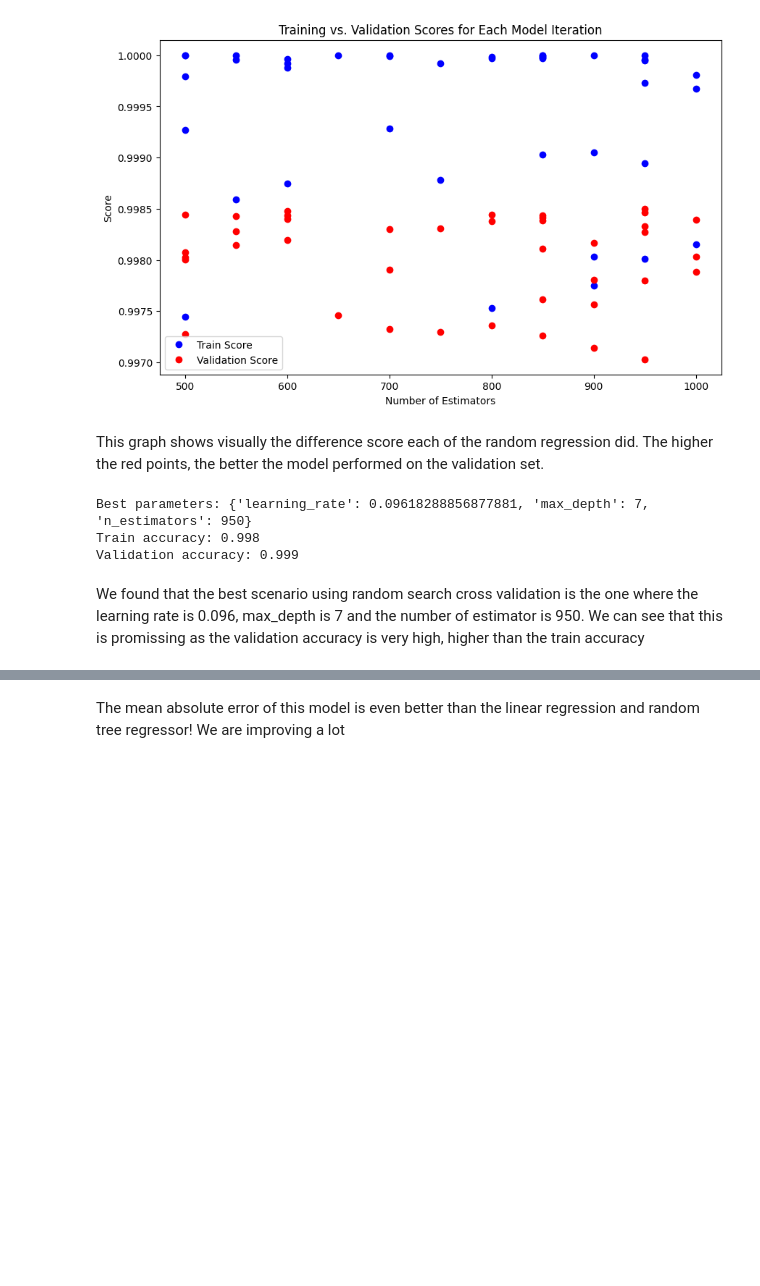
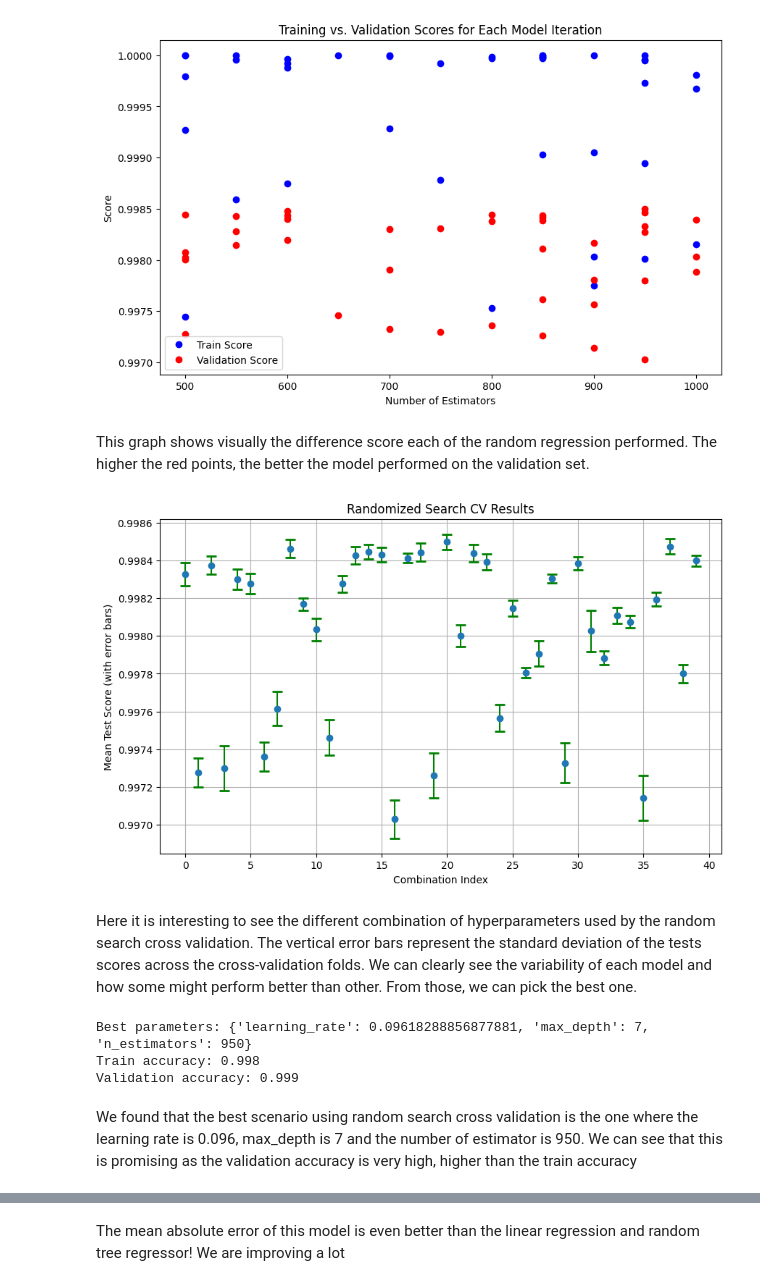
Before and after one commit to crackmax/machine_learning_wind_turbine, a Jupyter notebook: start_here.ipynb, the cells around one changed output, grey strips where cells are left out. Cells and saved outputs as stored; diff of their text form; code cells hidden in the pictures; blank space fills up the shorter version.

```diff
--- a/start_here.ipynb
+++ b/start_here.ipynb
@@ -514,7 +573,30 @@ plt.show()
 # %% [output]
 [figure]
 # %% [markdown]
-This graph shows visually the difference score each of the random regression did. The higher the red points, the better the model performed on the validation set.
+This graph shows visually the difference score each of the random regression performed. The higher the red points, the better the model performed on the validation set.
+# %%
+
+results = pd.DataFrame(rs.cv_results_)
+
+
+plt.figure(figsize=(10, 6))
+plt.errorbar(range(results.shape[0]),
+             results['mean_test_score'],
+             yerr=results['std_test_score'],
+             fmt='o',
+             ecolor='g',
+             capthick=2,
+             capsize=5)
+
+plt.title("Randomized Search CV Results")
+plt.xlabel("Combination Index")
+plt.ylabel("Mean Test Score (with error bars)")
+plt.grid(True)
+plt.show()
+# %% [output]
+[figure, added]
+# %% [markdown]
+Here it is interesting to see the different combination of hyperparameters used by the random search cross validation. The vertical error bars represent the standard deviation of the tests scores across the cross-validation folds. We can clearly see the variability of each model and how some might perform better than other. From those, we can pick the best one.
 # %%
 train_score = rs.best_score_
 best_params = rs.best_params_
@@ -529,7 +611,7 @@ Best parameters: {'learning_rate': 0.09618288856877881, 'max_depth': 7, 'n_estim
 Train accuracy: 0.998
 Validation accuracy: 0.999
 # %% [markdown]
-We found that the best scenario using random search cross validation is the one where the learning rate is 0.096, max_depth is 7 and the number of estimator is 950. We can see that this is promissing as the validation accuracy is very high, higher than the train accuracy
+We found that the best scenario using random search cross validation is the one where the learning rate is 0.096, max_depth is 7 and the number of estimator is 950. We can see that this is promising as the validation accuracy is very high, higher than the train accuracy
 # %%
 y_pred = best_model.predict(X_test)
 mae_gb = mean_absolute_error(y_test, y_pred)
```
Also changed, not shown: parts of 69 cells of this notebook.
